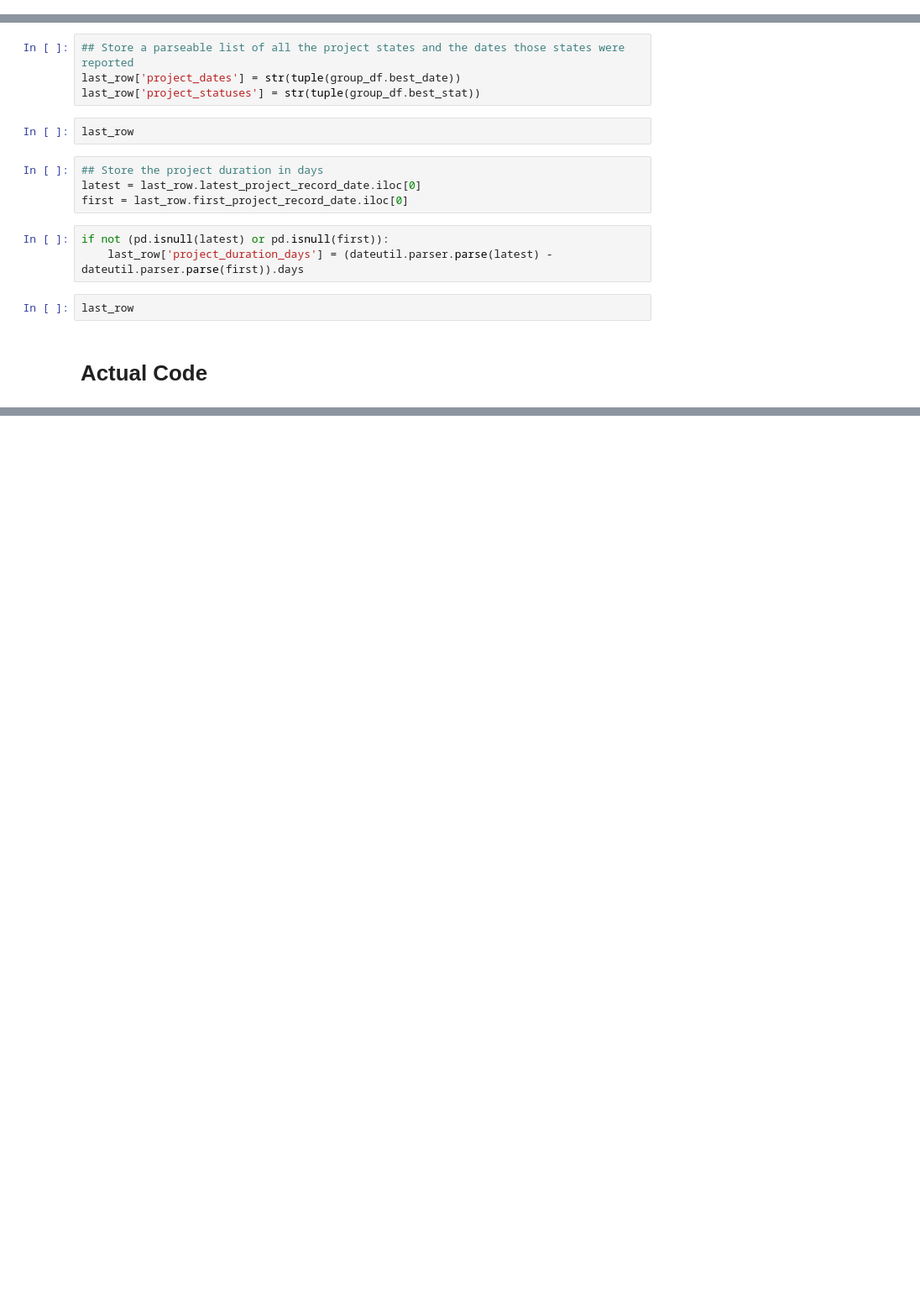
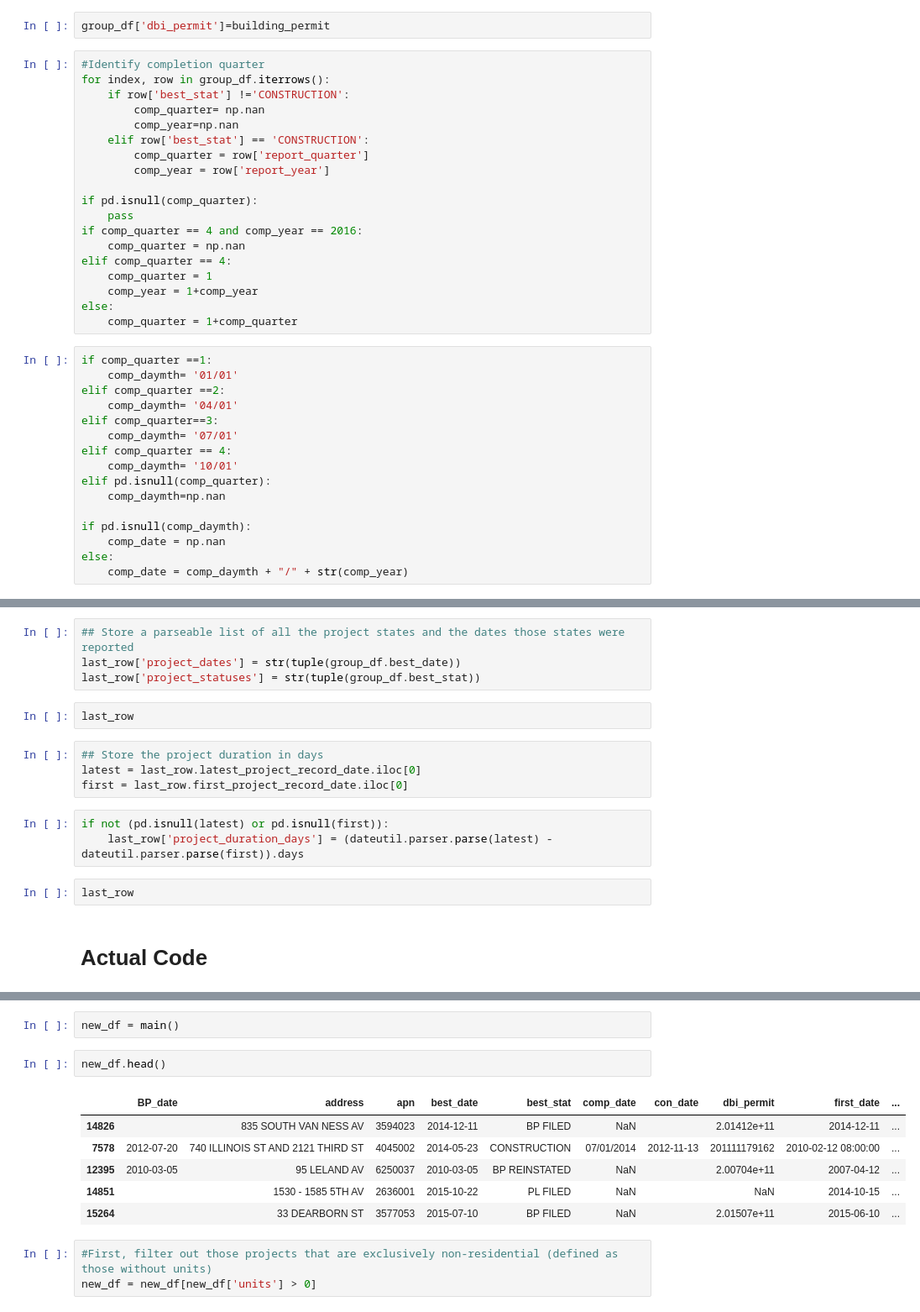
Before and after one commit to sfbrigade/datasci-housing-pipeline, a Jupyter notebook: data/data_model.ipynb, the cells around one changed output, grey strips where cells are left out. Shown: that part at 84% size. Saved outputs shown, nothing was run; the diff lists cells and outputs as text; blank space fills up the shorter version.

```diff
--- a/data/data_model.ipynb
+++ b/data/data_model.ipynb
@@ -48,0 +78,37 @@ group_df
+# %%
+group_df['dbi_permit']=building_permit
+# %%
+#Identify completion quarter
+for index, row in group_df.iterrows():
+    if row['best_stat'] !='CONSTRUCTION':
+        comp_quarter= np.nan
+        comp_year=np.nan
+    elif row['best_stat'] == 'CONSTRUCTION':
+        comp_quarter = row['report_quarter']
+        comp_year = row['report_year']
+
+if pd.isnull(comp_quarter):
+    pass
+if comp_quarter == 4 and comp_year == 2016:
+    comp_quarter = np.nan
+elif comp_quarter == 4:
+    comp_quarter = 1
+    comp_year = 1+comp_year
+else:
+    comp_quarter = 1+comp_quarter
+# %%
+if comp_quarter ==1:
+    comp_daymth= '01/01'
+elif comp_quarter ==2:
+    comp_daymth= '04/01'
+elif comp_quarter==3:
+    comp_daymth= '07/01'
+elif comp_quarter == 4:
+    comp_daymth= '10/01'
+elif pd.isnull(comp_quarter):
+    comp_daymth=np.nan
+
+if pd.isnull(comp_daymth):
+    comp_date = np.nan
+else:
+    comp_date = comp_daymth + "/" + str(comp_year)
@@ -254,0 +367,14 @@ main()
+# %%
+new_df = main()
+# %%
+new_df.head()
+# %% [output]
+|  | BP_date | address | apn | best_date | best_stat | comp_date | con_date | dbi_permit | first_date | ... |
+| 14826 |  | 835 SOUTH VAN NESS AV | 3594023 | 2014-12-11 | BP FILED | NaN |  | 2.01412e+11 | 2014-12-11 | ... |
+| 7578 | 2012-07-20 | 740 ILLINOIS ST AND 2121 THIRD ST | 4045002 | 2014-05-23 | CONSTRUCTION | 07/01/2014 | 2012-11-13 | 201111179162 | 2010-02-12 08:00:00 | ... |
+| 12395 | 2010-03-05 | 95 LELAND AV | 6250037 | 2010-03-05 | BP REINSTATED | NaN |  | 2.00704e+11 | 2007-04-12 | ... |
+| 14851 |  | 1530 - 1585 5TH AV | 2636001 | 2015-10-22 | PL FILED | NaN |  | NaN | 2014-10-15 | ... |
+| 15264 |  | 33 DEARBORN ST | 3577053 | 2015-07-10 | BP FILED | NaN |  | 2.01507e+11 | 2015-06-10 | ... |
+# %%
+#First, filter out those projects that are exclusively non-residential (defined as those without units)
+new_df = new_df[new_df['units'] > 0]
```
Also changed, not shown: parts of 23 cells of this notebook, 18 other files.
